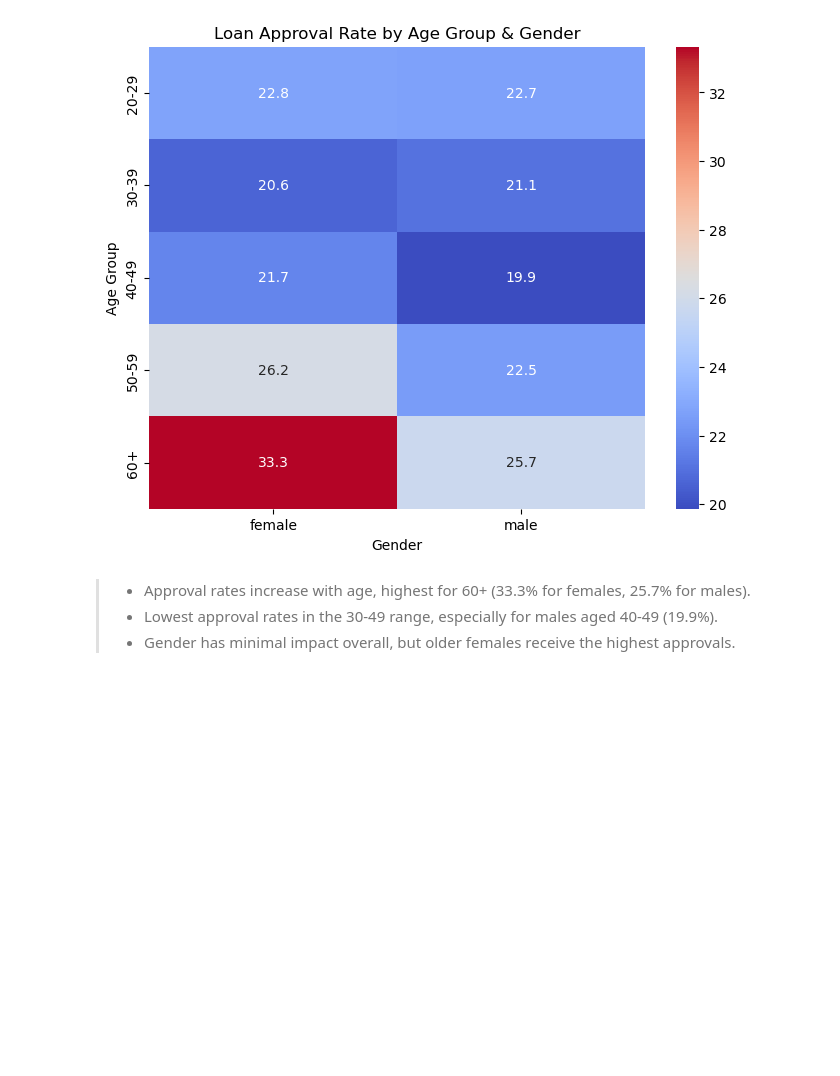
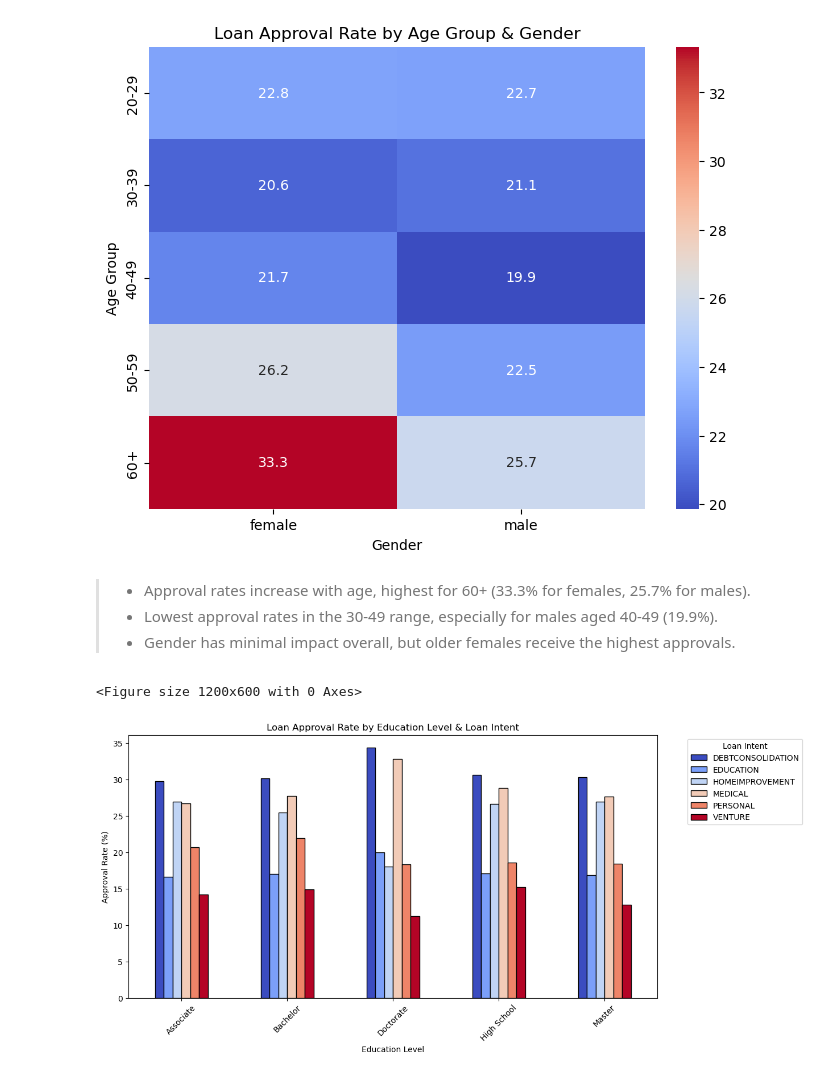
Before and after one commit to khan-asim-88/Loan-Approval-Prediction-Using-Machine-Learning, a Jupyter notebook: Loan_Approval_Prediction.ipynb, the cells around one changed output. Drawn from its saved outputs; the diff is of its cells as text; code cells hidden in the pictures; blank space fills up the shorter version.

```diff
--- a/Loan_Approval_Prediction.ipynb
+++ b/Loan_Approval_Prediction.ipynb
@@ -314,3 +314,26 @@ plot_age_gender_heatmap(loan_data)
 > - Approval rates increase with age, highest for 60+ (33.3% for females, 25.7% for males).
 > - Lowest approval rates in the 30-49 range, especially for males aged 40-49 (19.9%).
 > - Gender has minimal impact overall, but older females receive the highest approvals.
+# %%
+# Categorical Feature Analysis
+# Education Level & Loan Intent vs. Loan Status
+def plot_education_loan_intent(df):
+    plt.figure(figsize=(12, 6))
+
+    # Grouping by Education & Loan Intent to calculate approval rates
+    approval_rates = df.groupby(['person_education', 'loan_intent'])['loan_status'].mean() * 100
+    approval_rates = approval_rates.unstack()
+
+    # Creating a clustered bar chart
+    approval_rates.plot(kind='bar', figsize=(12, 6), colormap='coolwarm', edgecolor='black')
+    plt.title('Loan Approval Rate by Education Level & Loan Intent')
+    plt.xlabel('Education Level')
+    plt.ylabel('Approval Rate (%)')
+    plt.xticks(rotation=45)
+    plt.legend(title="Loan Intent", bbox_to_anchor=(1.05, 1), loc='upper left')
+    plt.show()
+# %%
+plot_education_loan_intent(loan_data)
+# %% [output]
+<Figure size 1200x600 with 0 Axes>
+[figure, added]
```
Also changed, not shown: parts of 7 cells of this notebook.
